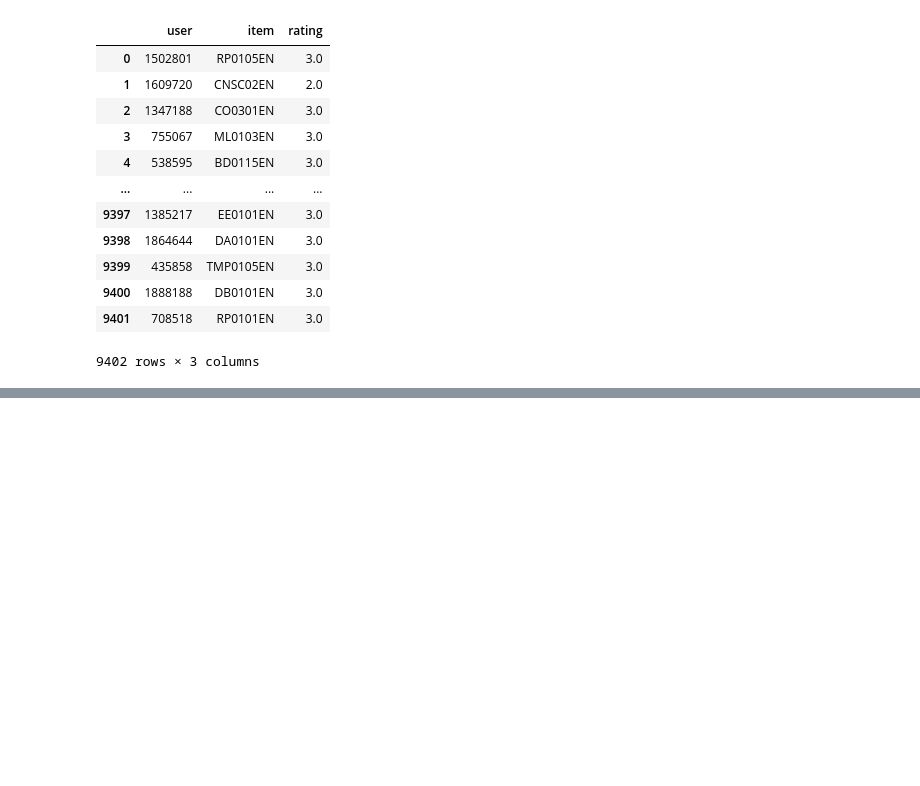
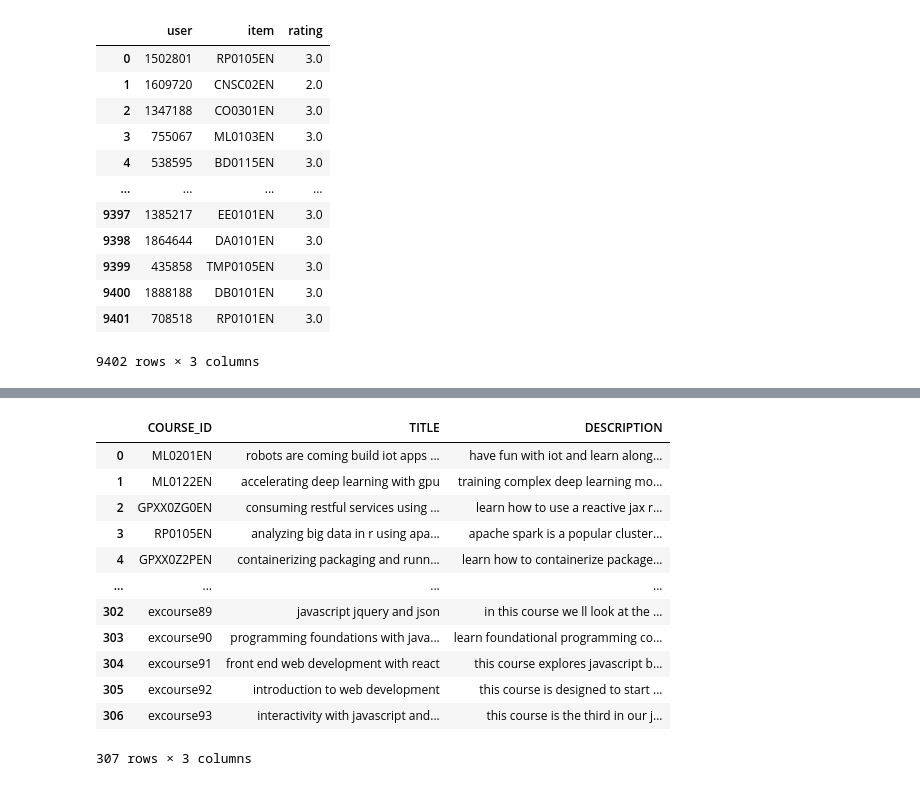
Before and after one commit to sahilsasane/recommender-app, a Jupyter notebook: content_clustering.ipynb, the cells around one changed output, grey strips where cells are left out. Saved outputs shown, nothing was run; the diff lists cells and outputs as text; code cells hidden in the pictures; blank space fills up the shorter version.

```diff
--- a/content_clustering.ipynb
+++ b/content_clustering.ipynb
@@ -299,0 +318,17 @@ courses_clusters[courses_clusters['item']=='BC0201EN']
+# %%
+processed = pd.read_csv('./data/course_processed.csv')
+processed
+# %% [output]
+|  | COURSE_ID | TITLE | DESCRIPTION |
+| 0 | ML0201EN | robots are coming build iot apps ... | have fun with iot and learn along... |
+| 1 | ML0122EN | accelerating deep learning with gpu | training complex deep learning mo... |
+| 2 | GPXX0ZG0EN | consuming restful services using ... | learn how to use a reactive jax r... |
+| 3 | RP0105EN | analyzing big data in r using apa... | apache spark is a popular cluster... |
+| 4 | GPXX0Z2PEN | containerizing packaging and runn... | learn how to containerize package... |
+| ... | ... | ... | ... |
+| 302 | excourse89 | javascript jquery and json | in this course we ll look at the ... |
+| 303 | excourse90 | programming foundations with java... | learn foundational programming co... |
+| 304 | excourse91 | front end web development with react | this course explores javascript b... |
+| 305 | excourse92 | introduction to web development | this course is designed to start ... |
+| 306 | excourse93 | interactivity with javascript and... | this course is the third in our j... |
+307 rows × 3 columns
```
Also changed, not shown: parts of 22 cells of this notebook, 1 other file.
